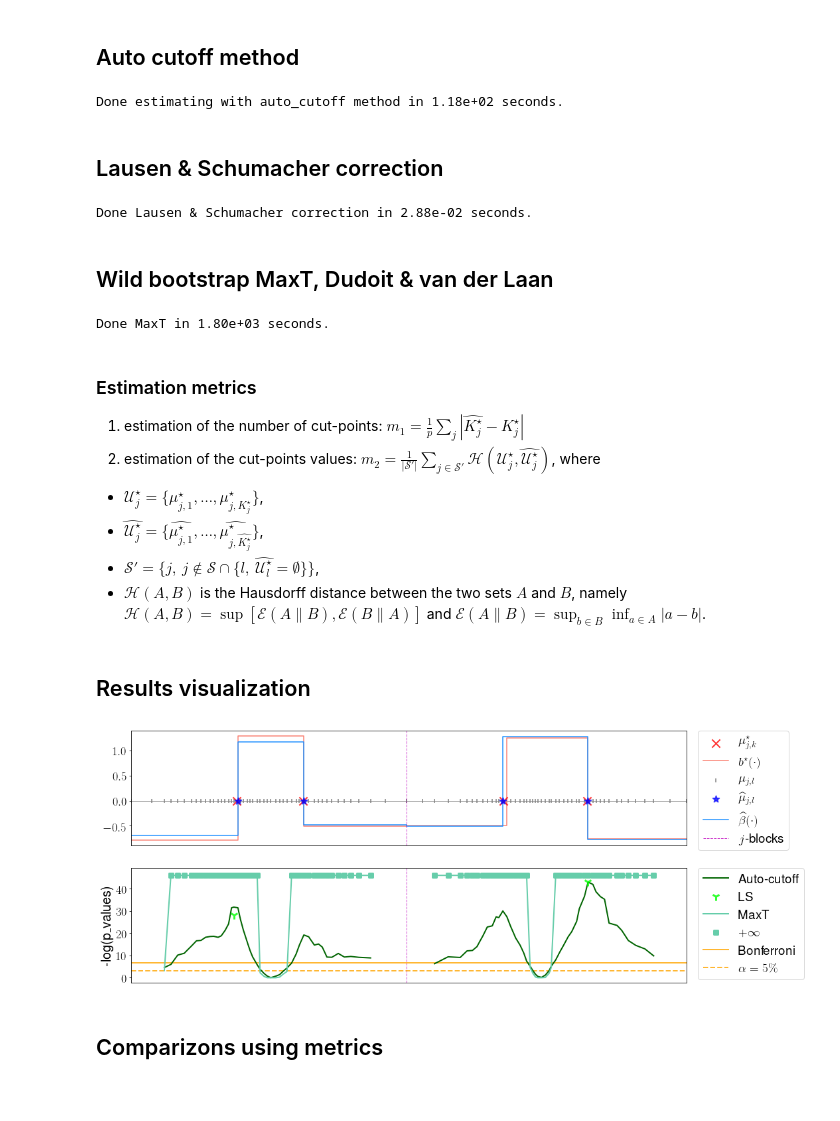
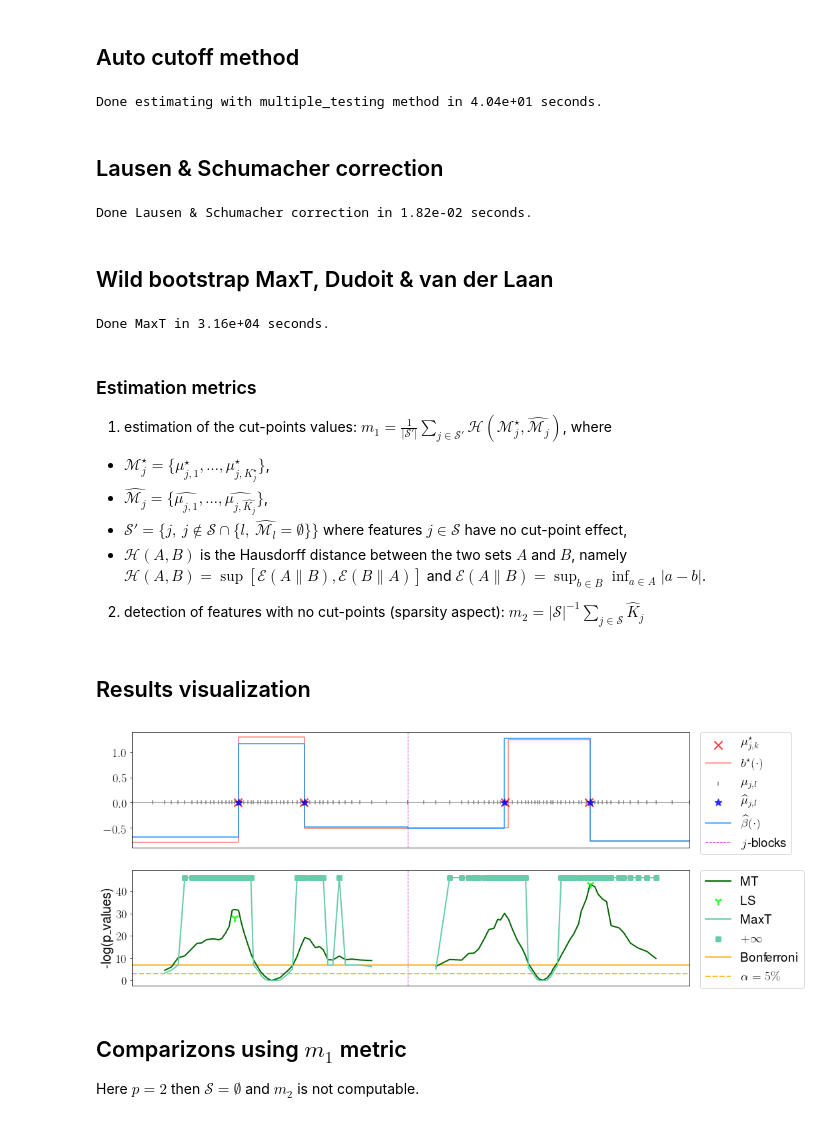
Before and after one commit to SimonBussy/binacox, a Jupyter notebook: tutorial.ipynb, the cells around one changed output. Saved outputs shown, nothing was run; the diff lists cells and outputs as text; code cells hidden in the pictures; blank space fills up the shorter version.

```diff
--- a/tutorial.ipynb
+++ b/tutorial.ipynb
@@ -126,8 +128,9 @@ tic = time()
 for i, C in enumerate(grid_C):
     stdout.write("\rCV: %d%%" % ((i + 1) * 100 / grid_size))
     stdout.flush()
-    scores_cv.loc[i] = compute_score(learner, X, X_bin, Y, delta, blocks_start,
-                                     blocks_length, boundaries, C, n_folds, scoring="log_lik_refit")
+    scores = compute_score(learner, X, X_bin, Y, delta, blocks_start,
+                           blocks_length, boundaries, C, n_folds)
+    scores_cv.loc[i] = scores[0:2]
 tac = time()
 idx_min = scores_cv.ll_test.argmin()
 C_best = grid_C[idx_min]
@@ -293,52 +296,53 @@ hat_beta_star_y = [hat_beta_star_y[0]] + hat_beta_star_y
 # %%
 tic = time()
 epsilon = 5
-auto_cutoff_rslt = auto_cutoff(X, boundaries, Y, delta, epsilon=epsilon)
+multiple_testing_rslt = multiple_testing(X, boundaries, Y, delta, epsilon=epsilon)
 tac = time()
-time_auto_cutoff = tac - tic
-print("\nDone estimating with auto_cutoff method in %.2e seconds." % time_auto_cutoff)
+time_MT = tac - tic
+print("\nDone estimating with multiple_testing method in %.2e seconds." % time_MT)
 # %% [output]
-Done estimating with auto_cutoff method in 1.18e+02 seconds.
+Done estimating with multiple_testing method in 4.04e+01 seconds.
 # %% [markdown]
 ## Lausen & Schumacher correction
 # %%
 tic = time()
 p_values_corr = []
 for j in range(n_features):
-    p_values_j = auto_cutoff_rslt[j]
+    p_values_j = multiple_testing_rslt[j]
     p_values_corr.append(p_value_cut(p_values_j.p_values,
                                      p_values_j.values_to_test, X[:, j], epsilon))
 tac = time()
 time_L_S = tac - tic
 print("\nDone Lausen & Schumacher correction in %.2e seconds." % time_L_S)
 # %% [output]
-Done Lausen & Schumacher correction in 2.88e-02 seconds.
+Done Lausen & Schumacher correction in 1.82e-02 seconds.
 # %% [markdown]
 ## Wild bootstrap MaxT, Dudoit & van der Laan
 # %%
 tic = time()
-B = 100
-adjusted_p_values_max_t = bootstrap_cut_max_t(X, boundaries, Y, delta, auto_cutoff_rslt,
+B = 1000
+adjusted_p_values_max_t = bootstrap_cut_max_t(X, boundaries, Y, delta, multiple_testing_rslt,
                                               B, epsilon=epsilon)
 tac = time()
 time_maxT = tac - tic
 print("\nDone MaxT in %.2e seconds." % time_maxT)
 # %% [output]
-Done MaxT in 1.80e+03 seconds.
+Done MaxT in 3.16e+04 seconds.
 # %% [markdown]
 ### Estimation metrics
 
-1) estimation of the number of cut-points: $m_1 = \frac 1 p \sum_j |\widehat{K^\star_j} - K^\star_j|$
-2) estimation of the cut-points values:  $m_2 = \frac {1}{|\mathcal{S}'|} \sum_{j\in \mathcal{S}'} \mathcal{H}(\mathcal{U}^\star_j, \widehat{\mathcal{U}^\star_j})$, where
+1) estimation of the cut-points values:  $m_1 = \frac {1}{|\mathcal{S}'|} \sum_{j\in \mathcal{S}'} \mathcal{H}(\mathcal{M}^\star_j, \widehat{\mathcal{M}_j})$, where
 
 <ul>
-    <li> $\mathcal{U}^\star_j = \{\mu^\star_{j,1}, \ldots, \mu^\star_{j,K^\star_j} \}$,</li>
-    <li> $\widehat{\mathcal{U}^\star_j} = \{\widehat{\mu^\star_{j,1}}, \ldots, \widehat{\mu^\star_{j,\widehat{K^\star_j}}} \}$,</li>
-    <li> $\mathcal{S}' = \big\{j,\ j \notin \mathcal{S} \cap \{l,\ \widehat{\mathcal{U}^\star_l} = \emptyset\} \big\}$,</li>
+    <li> $\mathcal{M}^\star_j = \{\mu^\star_{j,1}, \ldots, \mu^\star_{j,K^\star_j} \}$,</li>
+    <li> $\widehat{\mathcal{M}_j} = \{\widehat{\mu_{j,1}}, \ldots, \widehat{\mu_{j,\widehat{K_j}}} \}$,</li>
+    <li> $\mathcal{S}' = \big\{j,\ j \notin \mathcal{S} \cap \{l,\ \widehat{\mathcal{M}_l} = \emptyset\} \big\}$ where features $j \in \mathcal{S}$ have no cut-point effect,</li>
     <li> $\mathcal{H}(A, B)$ is the Hausdorff distance between the two sets $A$ and $B$, namely
 $\mathcal{H}(A, B) = \sup[\mathcal{E}(A \| B), \mathcal{E}(B \| A )]$
 and $\mathcal{E}(A \| B) = \sup_{b\in B} \inf_{a \in A}|a - b|$.</li>
 </ul>
+
+2) detection of features with no cut-points (sparsity aspect): $m_2 = |\mathcal{S}|^{-1} \sum_{j\in \mathcal{S}} \widehat K_j$
 # %% [markdown]
 ## Results visualization
 # %%
@@ -378,14 +382,14 @@ pl.tick_params(axis='x', which='both', bottom='off',
 pl.yticks(fontsize = 18)
 pl.ylabel("-log(p\_values)", fontsize=20)
 
-cut_points_estimates_ac_bonf, cut_points_estimates_ac_laus_schu = {}, {}
-hat_K_star_ac_bonf, hat_K_star_ac_laus_schu = [], []
+cut_points_estimates_MT_B, cut_points_estimates_MT_LS = {}, {}
+hat_K_star_MT_B, hat_K_star_MT_LS = [], []
 alpha = .05
 for j in range(n_features):
-    p_values_j = auto_cutoff_rslt[j]
+    p_values_j = multiple_testing_rslt[j]
     label = ''
     if j == 0:
-        label = "Auto-cutoff"
+        label = "MT"
     ax.plot(p_values_j.values_to_test + right_translations[j],
             -np.log(p_values_j.p_values), c='darkgreen', label=label, lw=2, zorder=3)
     if j == 0:
@@ -401,57 +405,59 @@ for j in range(n_features):
     p_values_j_argmin = p_values_j.p_values.argmin()
     if p_values_j_min < alpha / n_tested:
         est_j.insert(1, p_values_j.values_to_test[p_values_j_argmin])
-        hat_K_star_ac_bonf += [1]
+        hat_K_star_MT_B += [1]
     else:
-        hat_K_star_ac_bonf += [0]
-    cut_points_estimates_ac_bonf[str(j)] = est_j
+        hat_K_star_MT_B += [0]
+    cut_points_estimates_MT_B[str(j)] = est_j
 
     # Lausen & Schumacher detection
     est_j = [None, None]
     if p_values_corr[j] < alpha:
         est_j.insert(1, p_values_j.values_to_test[p_values_j_argmin])
-        hat_K_star_ac_laus_schu += [1]
+        hat_K_star_MT_LS += [1]
     else:
-        hat_K_star_ac_laus_schu += [0]
-    cut_points_estimates_ac_laus_schu[str(j)] = est_j
+        hat_K_star_MT_LS += [0]
+    cut_points_estimates_MT_LS[str(j)] = est_j
     ax.axvline(block_separation[j], c='m', ls='--',
                alpha=.8, lw=1)
 
 _, y_max = ax.get_ylim()
 for j in range(n_features):
-    p_values_j = auto_cutoff_rslt[j]
+    p_values_j = multiple_testing_rslt[j]
     label = ""
     if j == 0:
         label = "MaxT"
     log_p_values = -np.log(adjusted_p_values_max_t[j])
     max_t_inf = p_values_j.values_to_test[log_p_values == np.inf] + right_translations[j]
     log_p_values[log_p_values == np.inf] = y_max
     ax.plot(p_values_j.values_to_test + right_translations[j], log_p_values,
             c='mediumaquamarine', label=label, lw=2, zorder=3)
     if j == 0:
         label = r"$+\infty$"
     ax.scatter(max_t_inf, len(max_t_inf) * [y_max], c='mediumaquamarine',
                marker="s", lw=3, label=label, zorder=4)
     if j == 0:
         label = "Bonferroni"
         min_val = mu[0]
     else:
         min_val = block_separation[j - 1]
     n_tested = p_values_j.values_to_test.shape[0]
     ax.axhline(-np.log(alpha/n_tested), min_val, block_separation[j], c='orange',
                ls='-', alpha=.8, lw=2, label=label)
 ax.axhline(-np.log(alpha), c='orange', ls='--',
            alpha=.8, lw=2, label=r'$\alpha=5\%$')
 
 h, l = ax.get_legend_handles_labels()
 h = [h[0], h[4], h[1], h[5], h[2], h[3]]
 l = [l[0], l[4], l[1], l[5], l[2], l[3]]
 ax.legend(handles=h, labels=l, bbox_to_anchor=(1.02, 1), loc=2,
           borderaxespad=0, fontsize=19)
 pl.savefig('./figures/estimation.pdf', bbox_inches='tight')
 pl.show()
 # %% [output]
-[figure, old version]
+[figure, new version]
-# %% [markdown]
-## Comparizons using metrics
+# %% [markdown]
+## Comparizons using $m_1$ metric
+
+Here $p=2$ then $\mathcal{S}=\emptyset$ and $m_2$ is not computable.
 # %%
```
Also changed, not shown: parts of 6 cells of this notebook, 17 other files.
